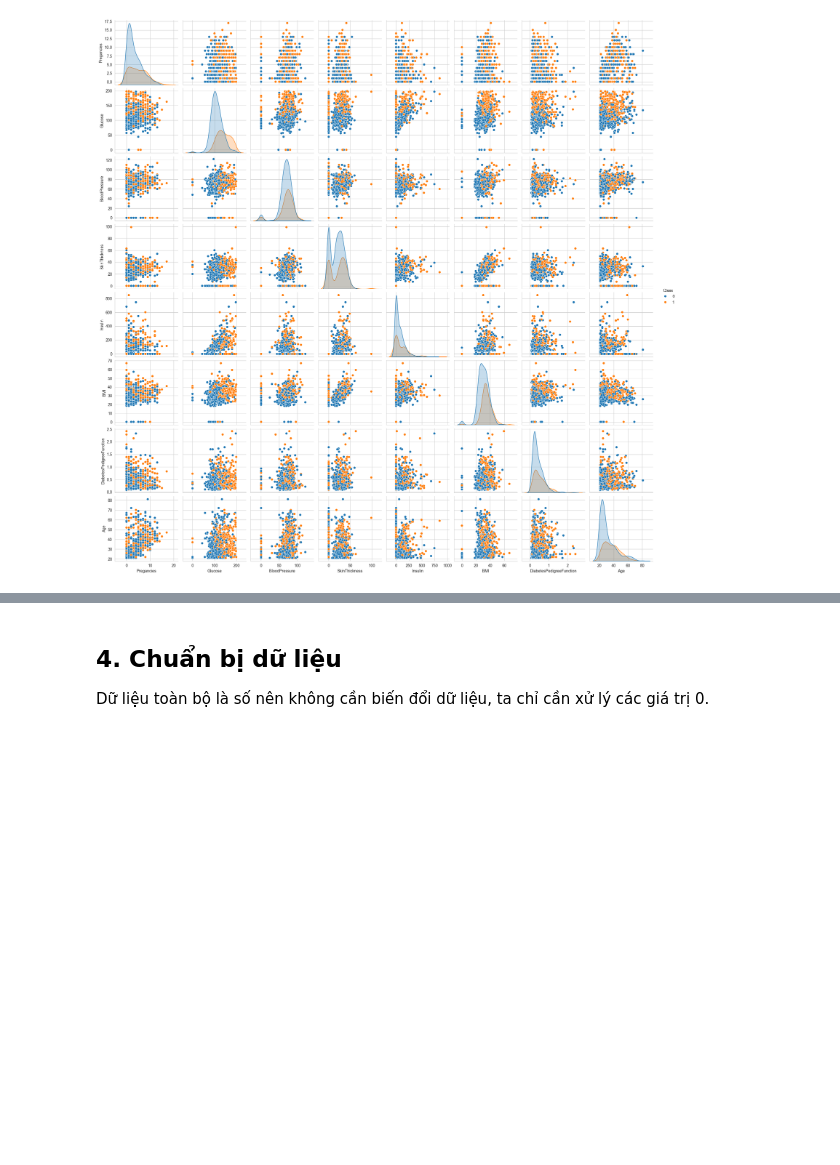
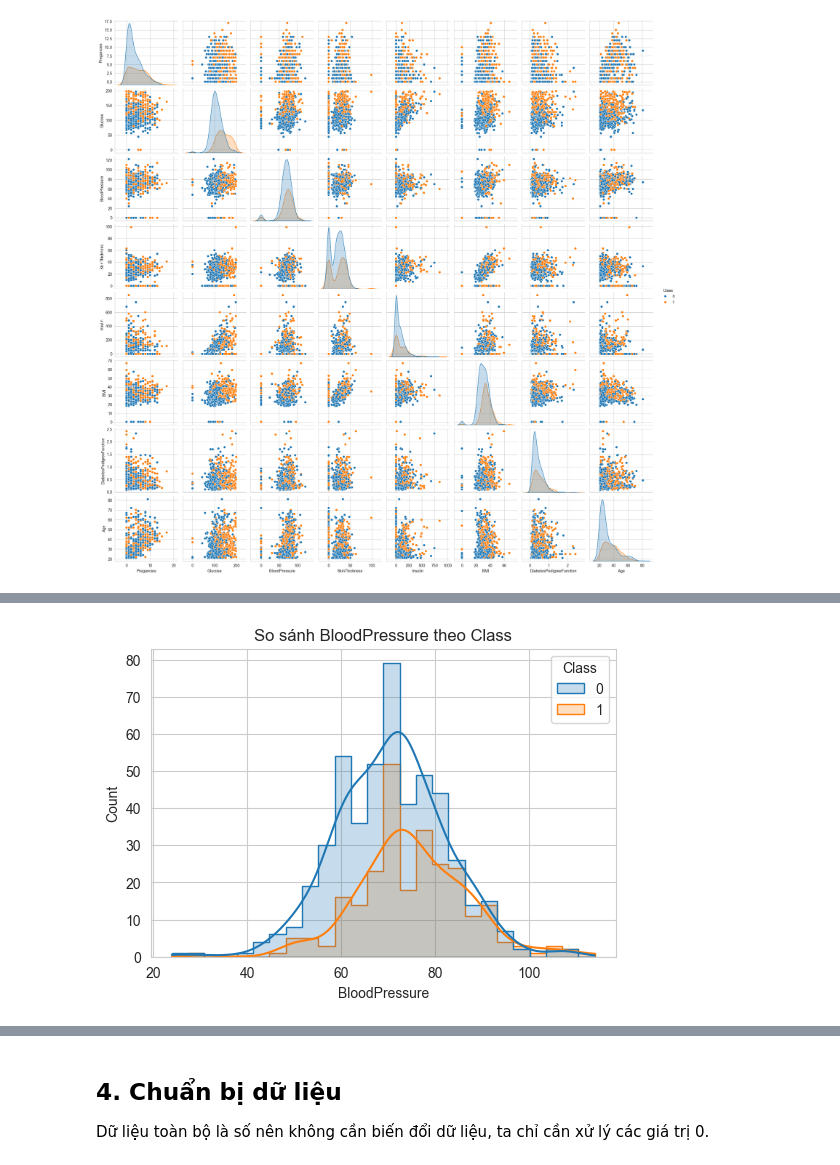
Before and after one commit to NgThanhNhanf/machine_learning, a Jupyter notebook: code/practice/lab04/lab04_Classification_of_Diabetes.ipynb, the cells around one changed output, grey strips where cells are left out. Cells and saved outputs as stored; diff of their text form; code cells hidden in the pictures; blank space fills up the shorter version.

```diff
--- a/code/practice/lab04/lab04_Classification_of_Diabetes.ipynb
+++ b/code/practice/lab04/lab04_Classification_of_Diabetes.ipynb
@@ -280,0 +328,8 @@ sns.pairplot(data, hue="Class")
+# %%
+plt.figure(figsize=(6,4))
+sns.histplot(x='BloodPressure', hue = "Class", data=data, kde = True, element="step")
+plt.title(f"So sánh BloodPressure theo Class")
+plt.savefig("hist_BloodPressure.png", dpi=300, bbox_inches='tight')
+plt.show()
+# %% [output]
+[figure, added]
```
Also changed, not shown: parts of 15 cells of this notebook, 22 other files.
